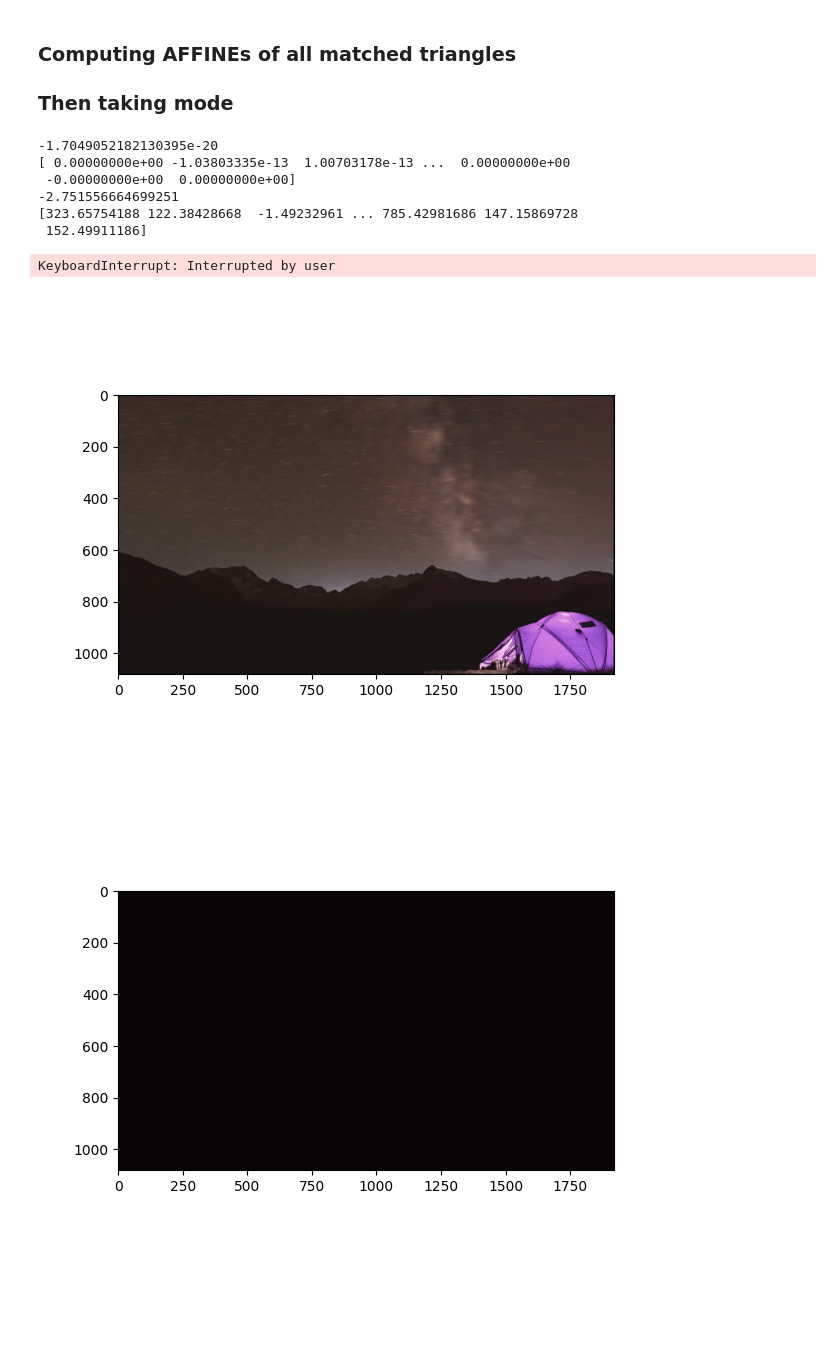
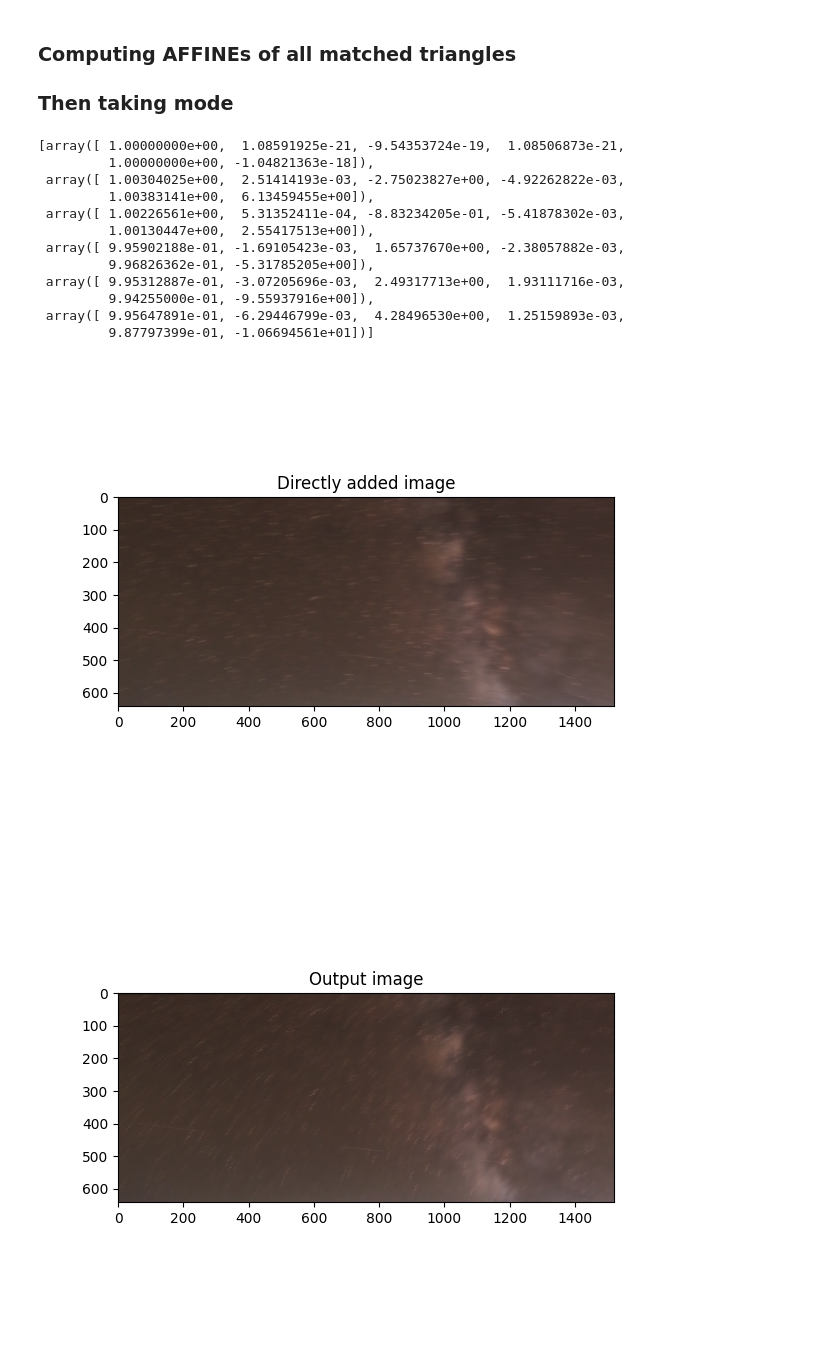
Before and after one commit to harivignesh777/DIP_course_project, a Jupyter notebook: Termproject.ipynb, the cells around one changed output. Cells and saved outputs as stored; diff of their text form; code cells hidden in the pictures; blank space fills up the shorter version.

```diff
--- a/Termproject.ipynb
+++ b/Termproject.ipynb
@@ -161,7 +161,7 @@ for image_no in range(len(STARS)):
 # %% [markdown]
 ### Forming the triangles
 # %%
-Num_stars = 30
+Num_stars = 20
 
 def Compute_dist(point1, point2):
     return np.sqrt( (point1[0]-point2[0])**2 + (point1[1]-point2[1])**2 )
@@ -224,7 +224,7 @@ SIMILARITY_MAP = triangle_matching_fn(TRIANGLES,one_to_one=False)
 ### Computing AFFINEs of all matched  triangles
 ### Then taking mode
 # %%
-Mode_bins = 500000
+Mode_bins = 100000
 
 def compute_AFFINE(Points1, Points2):
     Mat = np.linalg.inv(np.concatenate((Points1, np.array([[1],[1],[1]])), axis=1))
@@ -257,17 +257,14 @@ for image_no in range(len(IMAGES)):
             waste = input("haha")
         """
 
-
+        """
         dummy =  (bins[np.argmax(freq)] + bins[np.argmax(freq)+1])/2
-        if(index == 2):
-            print(dummy)
-            print(dist)
-            waste = input('haha')
         dist = dist[dist<dummy+dummy/10]
         dist = dist[dist>dummy-dummy/10]
         Mode.append( np.mean(dist) )
+        """
 
-        #Mode.append( (bins[np.argmax(freq)] + bins[np.argmax(freq)+1])/2 )
+        Mode.append( (bins[np.argmax(freq)] + bins[np.argmax(freq)+1])/2 )
     TRANSFORMS.append(np.array(Mode))
 
 
@@ -283,42 +280,57 @@ for image_no in range(len(IMAGES)):
     TRANSFORMS.append(np.array(Mode))
     """
 
-#TRANSFORMS
+TRANSFORMS
 # %% [output]
--1.7049052182130395e-20
-[ 0.00000000e+00 -1.03803335e-13  1.00703178e-13 ...  0.00000000e+00
- -0.00000000e+00  0.00000000e+00]
--2.751556664699251
-[323.65754188 122.38428668  -1.49232961 ... 785.42981686 147.15869728
- 152.49911186]
+[array([ 1.00000000e+00,  1.08591925e-21, -9.54353724e-19,  1.08506873e-21,
+         1.00000000e+00, -1.04821363e-18]),
+ array([ 1.00304025e+00,  2.51414193e-03, -2.75023827e+00, -4.92262822e-03,
+         1.00383141e+00,  6.13459455e+00]),
+ array([ 1.00226561e+00,  5.31352411e-04, -8.83234205e-01, -5.41878302e-03,
+         1.00130447e+00,  2.55417513e+00]),
+ array([ 9.95902188e-01, -1.69105423e-03,  1.65737670e+00, -2.38057882e-03,
+         9.96826362e-01, -5.31785205e+00]),
+ array([ 9.95312887e-01, -3.07205696e-03,  2.49317713e+00,  1.93111716e-03,
+         9.94255000e-01, -9.55937916e+00]),
+ array([ 9.95647891e-01, -6.29446799e-03,  4.28496530e+00,  1.25159893e-03,
+         9.87797399e-01, -1.06694561e+01])]
-KeyboardInterrupt: Interrupted by user
 # %%
+Crop_border_row_1 = 0
+Crop_border_row_2 = 440
+Crop_border_col = 200
+
 
 # DIRECTLY ADDED IMAGES
 Image_Src_dir = 'Night_camp_images'
 Image_files = os.listdir(Image_Src_dir)
 
 DIRECT_ADDITION = np.zeros(cv2.imread(Image_Src_dir+"\\"+Image_files[0]).shape, dtype=np.float_)
 IMAGES = []
 for file in Image_files:
     IMAGES.append(cv2.imread(Image_Src_dir+"\\"+file))
     DIRECT_ADDITION = DIRECT_ADDITION + IMAGES[-1]
 DIRECT_ADDITION = DIRECT_ADDITION/(255*len(Image_files))
+DIRECT_ADDITION = DIRECT_ADDITION[Crop_border_row_1:IMAGES[image_no].shape[0]-Crop_border_row_2, Crop_border_col:IMAGES[image_no].shape[1]-Crop_border_col]
 plt.figure(plot_no)
 plot_no += 1
+plt.title("Directly added image")
 plt.imshow(DIRECT_ADDITION)
 plt.show()
+
+
 
 
 # IMAGES AFTER CORRECTION
 OUTPUT_IMAGE = np.zeros(cv2.imread(Image_Src_dir+"\\"+Image_files[0]).shape, dtype=np.float_)
 for index in range(len(IMAGES)):
     OUTPUT_IMAGE = OUTPUT_IMAGE + cv2.warpAffine(IMAGES[index], np.round(TRANSFORMS[index],8).reshape((2,3)), (IMAGES[0].shape[::-1][1:]))
 OUTPUT_IMAGE = OUTPUT_IMAGE/(255*len(IMAGES))
+OUTPUT_IMAGE = OUTPUT_IMAGE[Crop_border_row_1:IMAGES[image_no].shape[0]-Crop_border_row_2, Crop_border_col:IMAGES[image_no].shape[1]-Crop_border_col]
 plt.figure(plot_no)
 plot_no += 1
+plt.title("Output image")
 plt.imshow(OUTPUT_IMAGE)
 plt.show()
 # %% [output]
-[figure, old version]
+[figure, new version]
-[figure, old version]
+[figure, new version]
```
Also changed, not shown: parts of 2 cells of this notebook.
